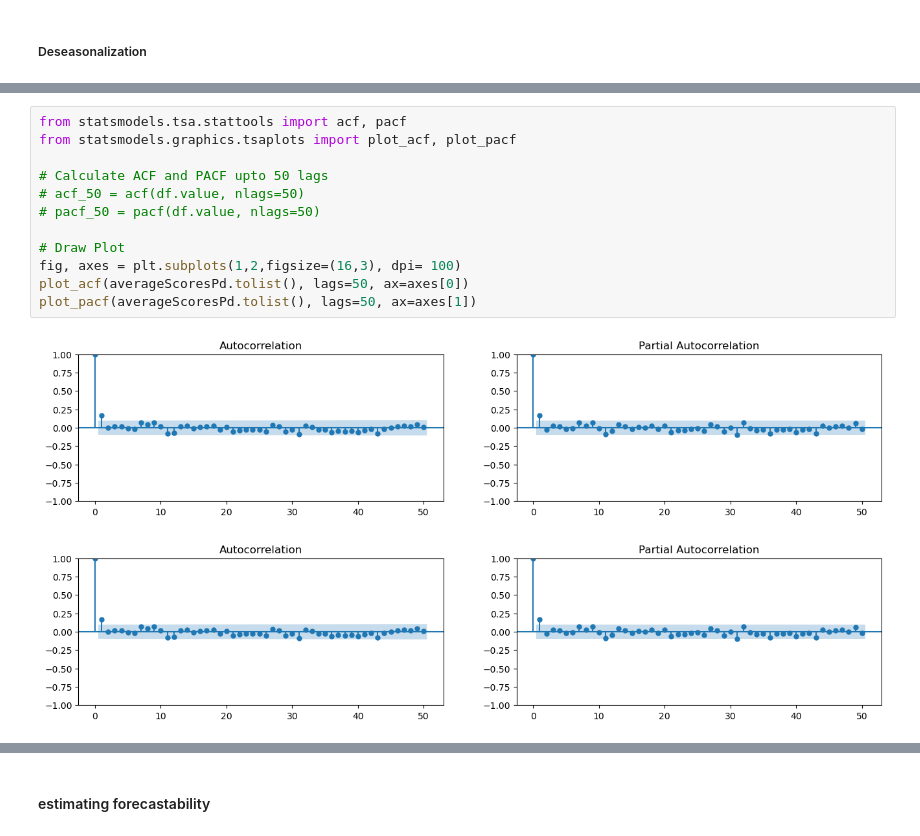
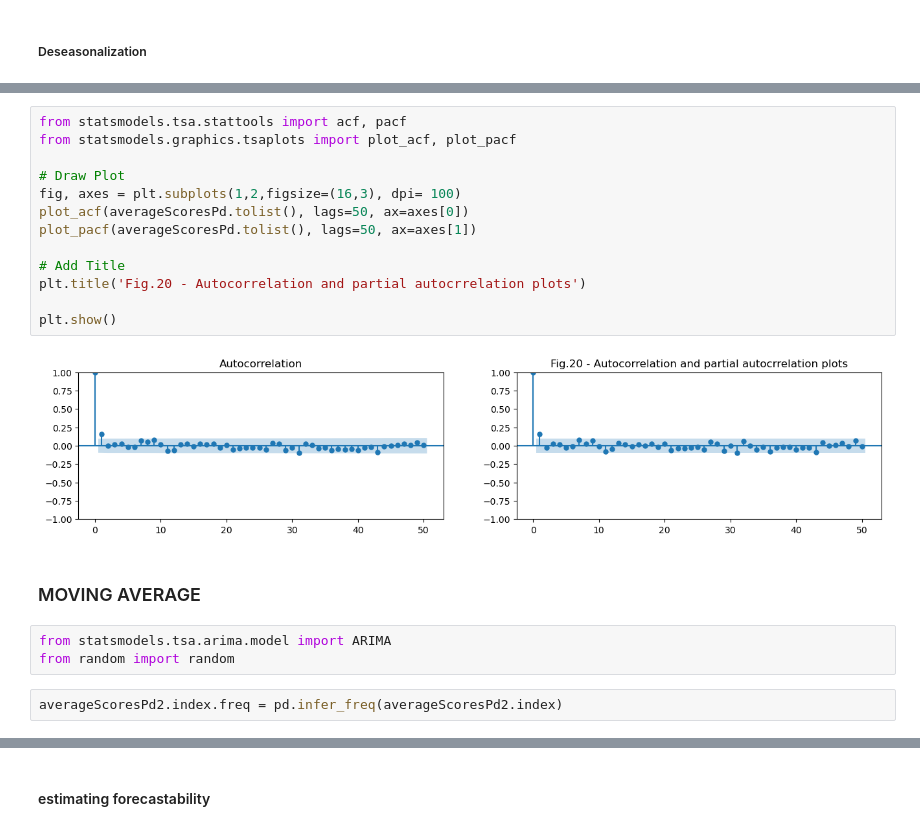
Before and after one commit to Carloselrecharlie/CA2_2ndSem, a Jupyter notebook: CA2_2ndSem.ipynb, the cells around one changed output, grey strips where cells are left out. Saved outputs shown, nothing was run; the diff lists cells and outputs as text.

```diff
--- a/CA2_2ndSem.ipynb
+++ b/CA2_2ndSem.ipynb
@@ -1346,15 +1416,22 @@ autocorrelation_plot(averageScoresPd.tolist())
 # %%
 from statsmodels.tsa.stattools import acf, pacf
 from statsmodels.graphics.tsaplots import plot_acf, plot_pacf
-
-# Calculate ACF and PACF upto 50 lags
-# acf_50 = acf(df.value, nlags=50)
-# pacf_50 = pacf(df.value, nlags=50)
 
 # Draw Plot
 fig, axes = plt.subplots(1,2,figsize=(16,3), dpi= 100)
 plot_acf(averageScoresPd.tolist(), lags=50, ax=axes[0])
 plot_pacf(averageScoresPd.tolist(), lags=50, ax=axes[1])
+
+# Add Title
+plt.title('Fig.20 - Autocorrelation and partial autocrrelation plots')
+
+plt.show()
 # %% [output]
-[figure, old version]
+[figure, new version]
-[figure, removed]
+# %% [markdown]
+### MOVING AVERAGE
+# %%
+from statsmodels.tsa.arima.model import ARIMA
+from random import random
+# %%
+averageScoresPd2.index.freq = pd.infer_freq(averageScoresPd2.index)
```
Also changed, not shown: parts of 59 cells of this notebook.
